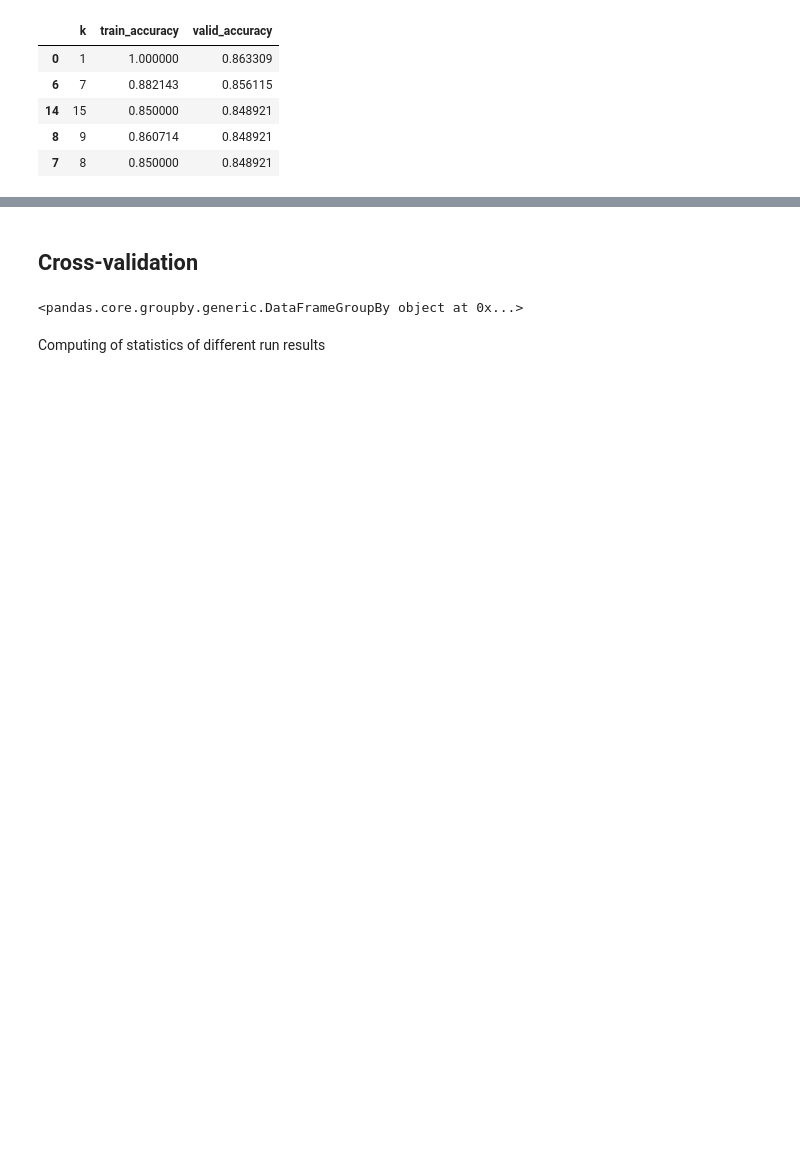
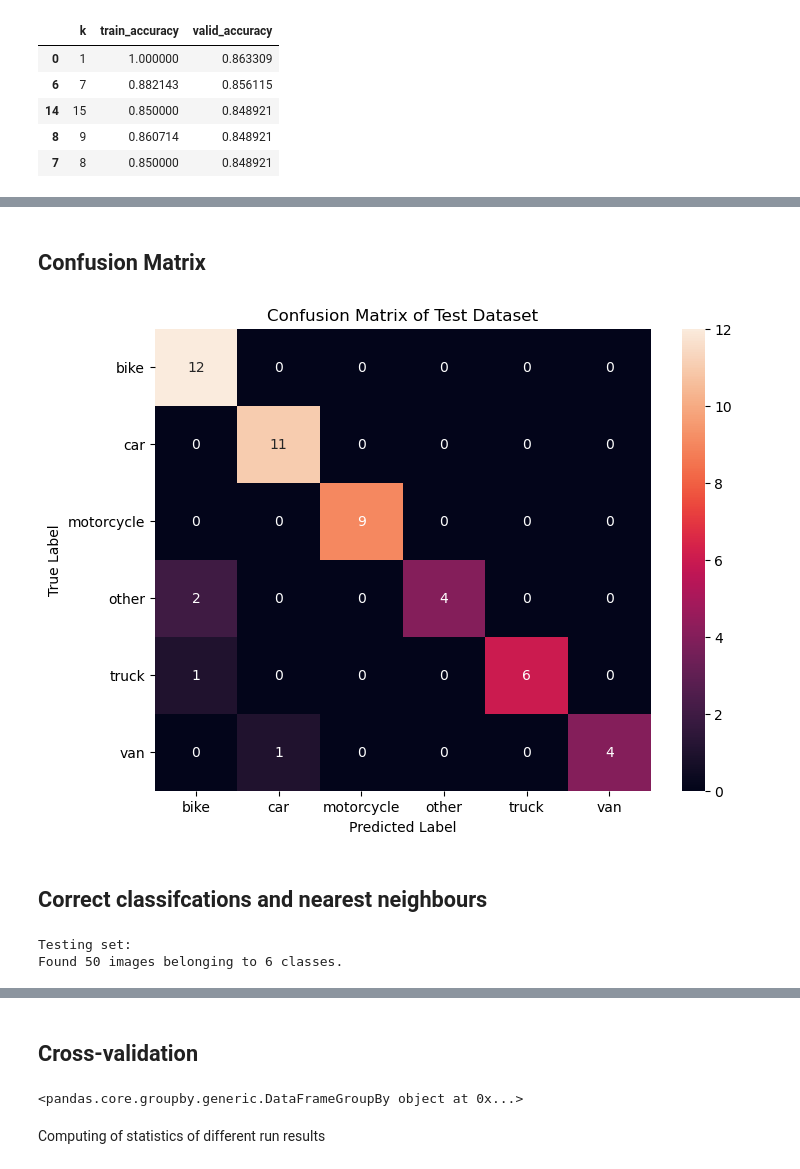
Before and after one commit to miguelfaf10/epfl_extension_school, a Jupyter notebook: 4_machine-learning-II_project/03-Visual-search-with-k-NN.ipynb, the cells around one changed output, grey strips where cells are left out. Drawn from its saved outputs; the diff is of its cells as text; code cells hidden in the pictures; blank space fills up the shorter version.

```diff
--- a/4_machine-learning-II_project/03-Visual-search-with-k-NN.ipynb
+++ b/4_machine-learning-II_project/03-Visual-search-with-k-NN.ipynb
@@ -89,0 +88,8 @@ plt.show()
+# %%
+# Create a k-NN pipeline
+knn_pipe_tuned = Pipeline(
+    [("scaler", StandardScaler()),
+     ("knn", KNeighborsClassifier(n_neighbors=5))]
+)
+
+knn_pipe_tuned.fit(X_tr, y_tr)
@@ -89,0 +100,7 @@ plt.show()
+# %%
+from sklearn.metrics import classification_report
+
+# Classification report
+y_test_preds = knn_pipe_tuned.predict(X_test)
+
+print(classification_report(y_true=y_test, y_pred=y_test_preds, target_names=class_labels))
@@ -89,0 +127,26 @@ plt.show()
+# %% [markdown]
+## Confusion Matrix
+# %%
+import seaborn as sns
+from sklearn.metrics import confusion_matrix
+
+# Define class labels
+class_labels = ['bike', 'car', 'motorcycle', 'other', 'truck', 'van']
+
+y_test_decoded = np.argmax(y_test, axis=1)
+y_pred_decoded = np.argmax(y_test_preds, axis=1)
+
+# Compute the confusion matrix
+cm = confusion_matrix(y_test_decoded, y_pred_decoded)
+
+# Plot confusion matrix as heatmap
+plt.figure(figsize=(8, 6))
+sns.heatmap(cm, annot=True, xticklabels=class_labels, yticklabels=class_labels)
+plt.xlabel("Predicted Label")
+plt.ylabel("True Label")
+plt.title("Confusion Matrix of Test Dataset")
+plt.show()
+# %% [output]
+[figure, added]
+# %% [markdown]
+## Correct classifcations and nearest neighbours
@@ -89,0 +159,28 @@ plt.show()
+# %%
+from tensorflow.keras.preprocessing.image import ImageDataGenerator
+
+# Define image size and scaling
+image_size = (224, 224)
+batch_size = 32
+
+datagen = ImageDataGenerator(rescale=1./255)  # Adjust rescaling if needed
+print('Testing set:')
+testset = datagen.flow_from_directory('./test', target_size=image_size, batch_size=batch_size)
+
+def get_image_by_index(data_flow, desired_index):
+
+    # Calculate batch number and index within the batch
+    batch_size = data_flow.batch_size
+    batch_number = desired_index // batch_size + 1
+    index_within_batch = desired_index % batch_size
+
+    for _ in range(batch_number):
+        images, labels = next(data_flow)
+
+    image = images[index_within_batch]
+    label = labels[index_within_batch]
+
+    return image, label
+# %% [output]
+Testing set:
+Found 50 images belonging to 6 classes.
```
Also changed, not shown: parts of 16 cells of this notebook, 2 other files.
